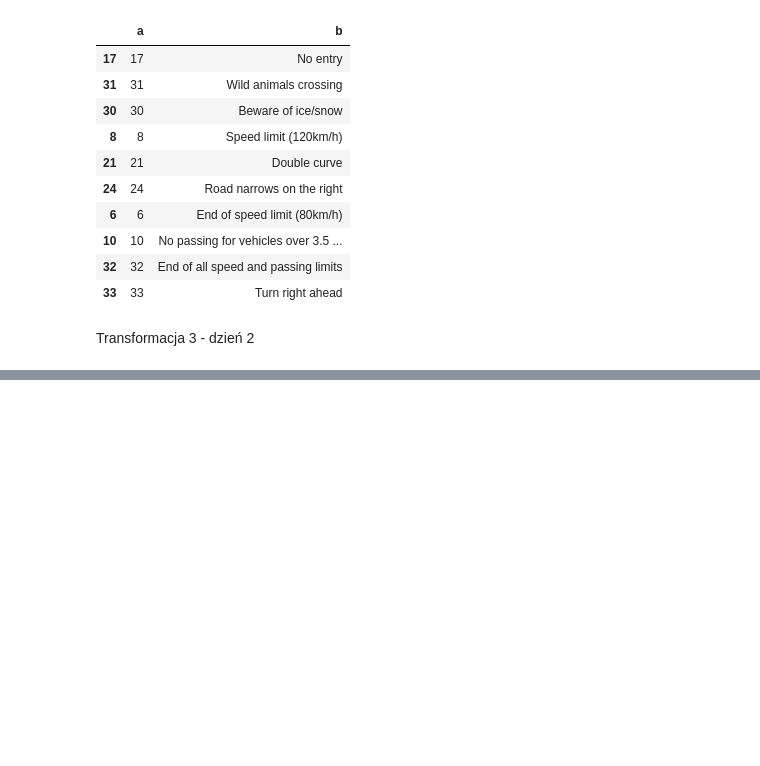
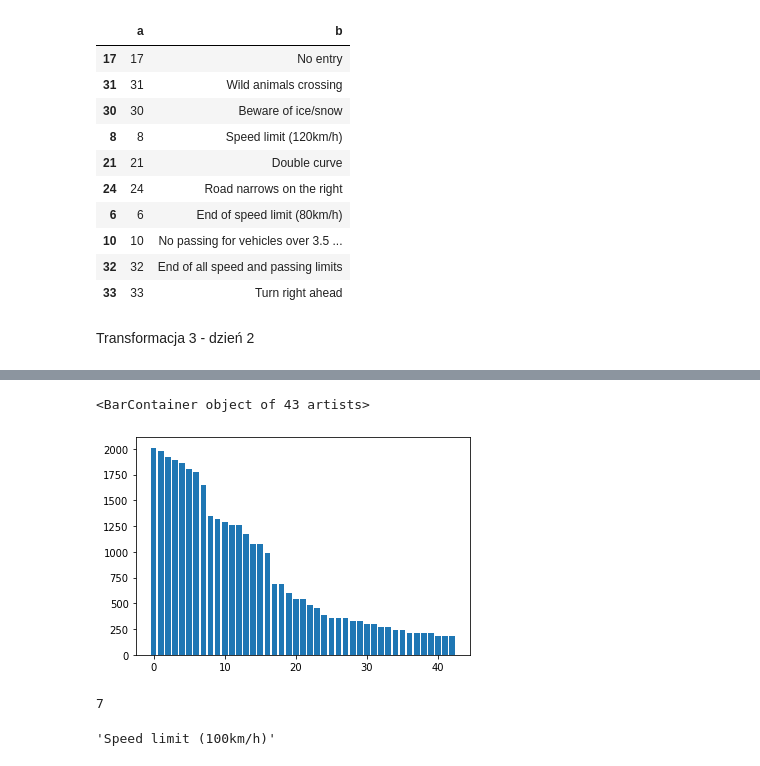
Before and after one commit to SebastianMichalMaciejewski/dw_matrix_road, a Jupyter notebook: day1_2.ipynb, the cells around one changed output, grey strips where cells are left out. Drawn from its saved outputs; the diff is of its cells as text; code cells hidden in the pictures; blank space fills up the shorter version.

```diff
--- a/day1_2.ipynb
+++ b/day1_2.ipynb
@@ -119,0 +249,24 @@ Transformacja 3 - dzień 2
+# %%
+cnt = Counter(y_train).most_common()
+# %%
+# Chcemy stworzyć 2 listy: jedna z elem. 1, a druga z elem. 2:
+id_labels, cnt_labels = zip(*cnt)
+ids = range(len(id_labels))
+
+plt.figure(figsize=(15,5))
+plt.bar(ids, cnt_labels)
+
+plt.xlabel('znaki')
+# to co mamy poniżej na osi x to id, ale z barplot, a my chcemy id z pierwszej kolumny datasetu!!!
+# %% [output]
+<BarContainer object of 43 artists>
+[figure, added]
+# %%
+# Działa to tak
+id_labels[10]
+# %% [output]
+7
+# %%
+dict_signs[7]
+# %% [output]
+'Speed limit (100km/h)'
```
Also changed, not shown: parts of 18 cells of this notebook.
